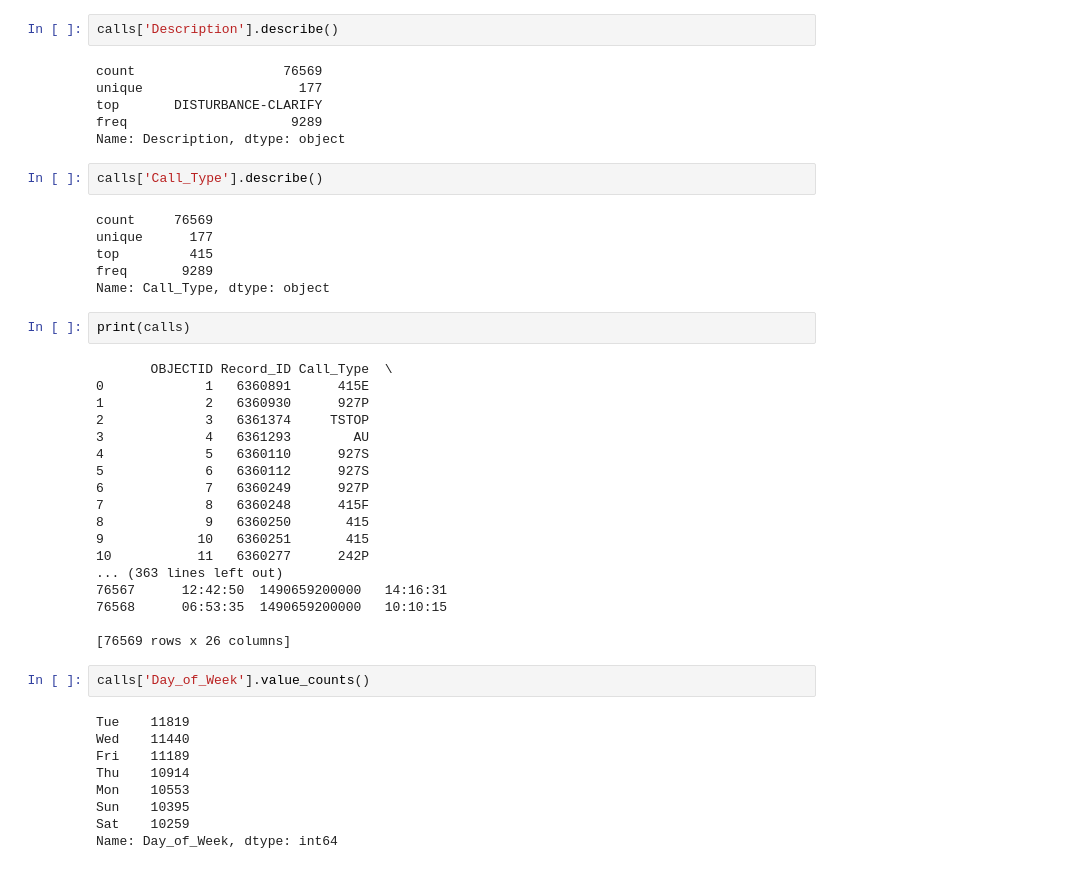
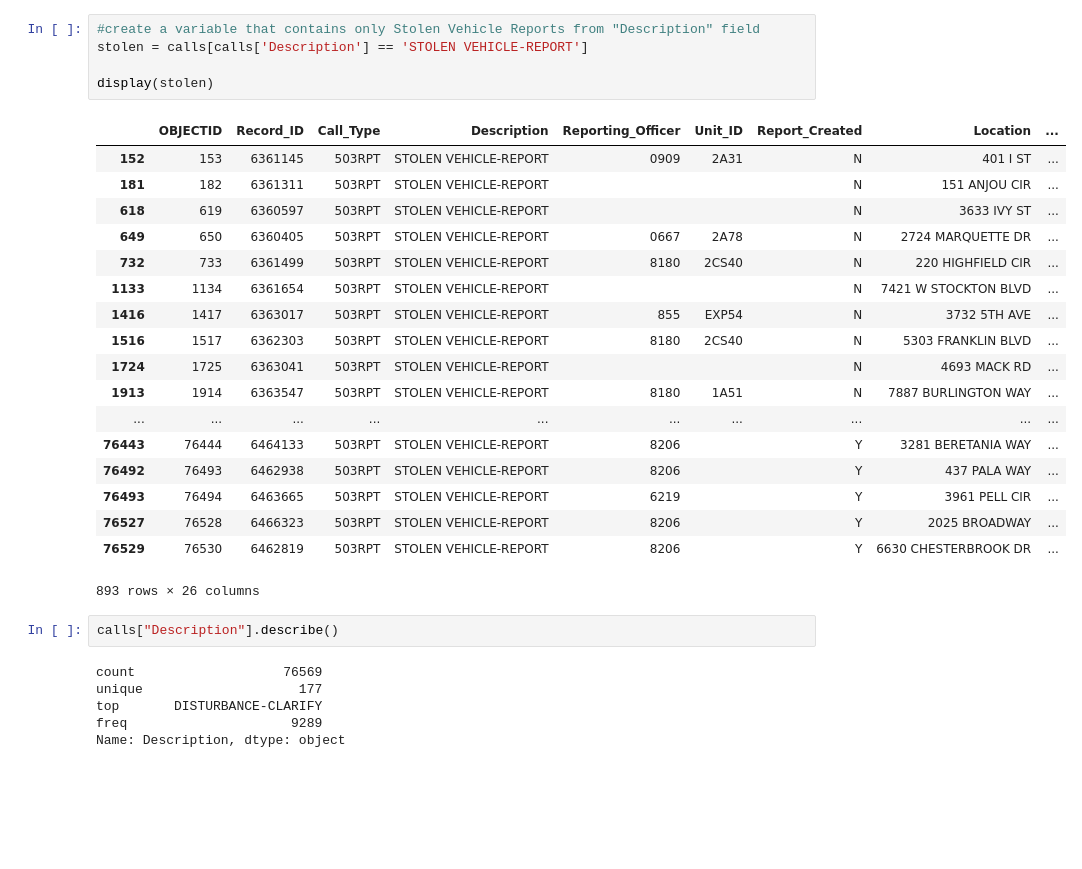
Before and after one commit to daraobeirne/opendata, a Jupyter notebook: OpenDataExample.ipynb, the cells around one changed output. Saved outputs shown, nothing was run; the diff lists cells and outputs as text; blank space fills up the shorter version.

```diff
--- a/OpenDataExample.ipynb
+++ b/OpenDataExample.ipynb
@@ -49,47 +115,32 @@ Name: Description, dtype: int64
+# %%
+#create a variable that contains only Stolen Vehicle Reports from "Description" field
+stolen = calls[calls['Description'] == 'STOLEN VEHICLE-REPORT']
+
+display(stolen)
+# %% [output]
+|  | OBJECTID | Record_ID | Call_Type | Description | Reporting_Officer | Unit_ID | Report_Created | Location | ... |
+| 152 | 153 | 6361145 | 503RPT | STOLEN VEHICLE-REPORT | 0909 | 2A31 | N | 401 I ST | ... |
+| 181 | 182 | 6361311 | 503RPT | STOLEN VEHICLE-REPORT |  |  | N | 151 ANJOU CIR | ... |
+| 618 | 619 | 6360597 | 503RPT | STOLEN VEHICLE-REPORT |  |  | N | 3633 IVY ST | ... |
+| 649 | 650 | 6360405 | 503RPT | STOLEN VEHICLE-REPORT | 0667 | 2A78 | N | 2724 MARQUETTE DR | ... |
+| 732 | 733 | 6361499 | 503RPT | STOLEN VEHICLE-REPORT | 8180 | 2CS40 | N | 220 HIGHFIELD CIR | ... |
+| 1133 | 1134 | 6361654 | 503RPT | STOLEN VEHICLE-REPORT |  |  | N | 7421 W STOCKTON BLVD | ... |
+| 1416 | 1417 | 6363017 | 503RPT | STOLEN VEHICLE-REPORT | 855 | EXP54 | N | 3732 5TH AVE | ... |
+| 1516 | 1517 | 6362303 | 503RPT | STOLEN VEHICLE-REPORT | 8180 | 2CS40 | N | 5303 FRANKLIN BLVD | ... |
+| 1724 | 1725 | 6363041 | 503RPT | STOLEN VEHICLE-REPORT |  |  | N | 4693 MACK RD | ... |
+| 1913 | 1914 | 6363547 | 503RPT | STOLEN VEHICLE-REPORT | 8180 | 1A51 | N | 7887 BURLINGTON WAY | ... |
+| ... | ... | ... | ... | ... | ... | ... | ... | ... | ... |
+| 76443 | 76444 | 6464133 | 503RPT | STOLEN VEHICLE-REPORT | 8206 |  | Y | 3281 BERETANIA WAY | ... |
+| 76492 | 76493 | 6462938 | 503RPT | STOLEN VEHICLE-REPORT | 8206 |  | Y | 437 PALA WAY | ... |
+| 76493 | 76494 | 6463665 | 503RPT | STOLEN VEHICLE-REPORT | 6219 |  | Y | 3961 PELL CIR | ... |
+| 76527 | 76528 | 6466323 | 503RPT | STOLEN VEHICLE-REPORT | 8206 |  | Y | 2025 BROADWAY | ... |
+| 76529 | 76530 | 6462819 | 503RPT | STOLEN VEHICLE-REPORT | 8206 |  | Y | 6630 CHESTERBROOK DR | ... |
+893 rows × 26 columns
 # %%
-calls['Description'].describe()
+calls["Description"].describe()
 # %% [output]
 count                   76569
 unique                    177
 top       DISTURBANCE-CLARIFY
 freq                     9289
 Name: Description, dtype: object
-# %%
-calls['Call_Type'].describe()
-# %% [output]
-count     76569
-unique      177
-top         415
-freq       9289
-Name: Call_Type, dtype: object
-# %%
-print(calls)
-# %% [output]
-       OBJECTID Record_ID Call_Type  \
-0             1   6360891      415E
-1             2   6360930      927P
-2             3   6361374     TSTOP
-3             4   6361293        AU
-4             5   6360110      927S
-5             6   6360112      927S
-6             7   6360249      927P
-7             8   6360248      415F
-8             9   6360250       415
-9            10   6360251       415
-10           11   6360277      242P
-... (363 lines left out)
-76567      12:42:50  1490659200000   14:16:31
-76568      06:53:35  1490659200000   10:10:15
-
-[76569 rows x 26 columns]
-# %%
-calls['Day_of_Week'].value_counts()
-# %% [output]
-Tue    11819
-Wed    11440
-Fri    11189
-Thu    10914
-Mon    10553
-Sun    10395
-Sat    10259
-Name: Day_of_Week, dtype: int64
```
Also changed, not shown: parts of 16 cells of this notebook, 2 other files.
